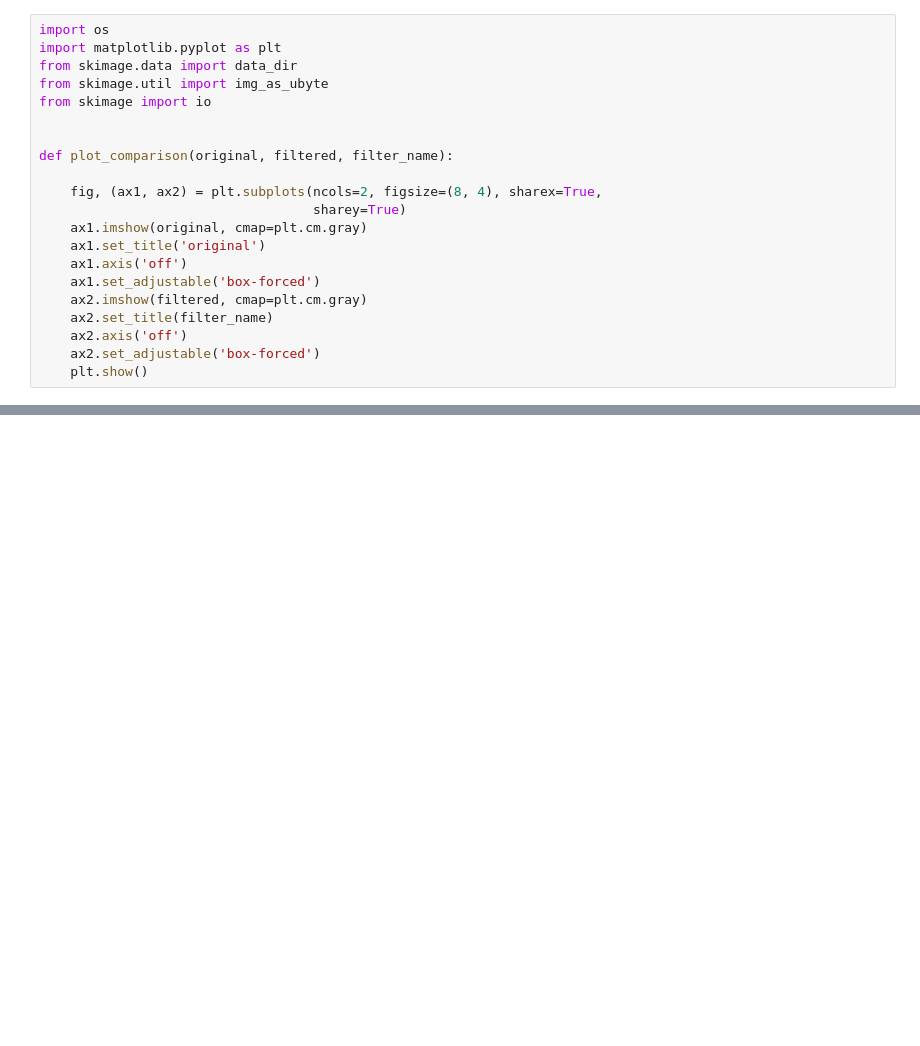
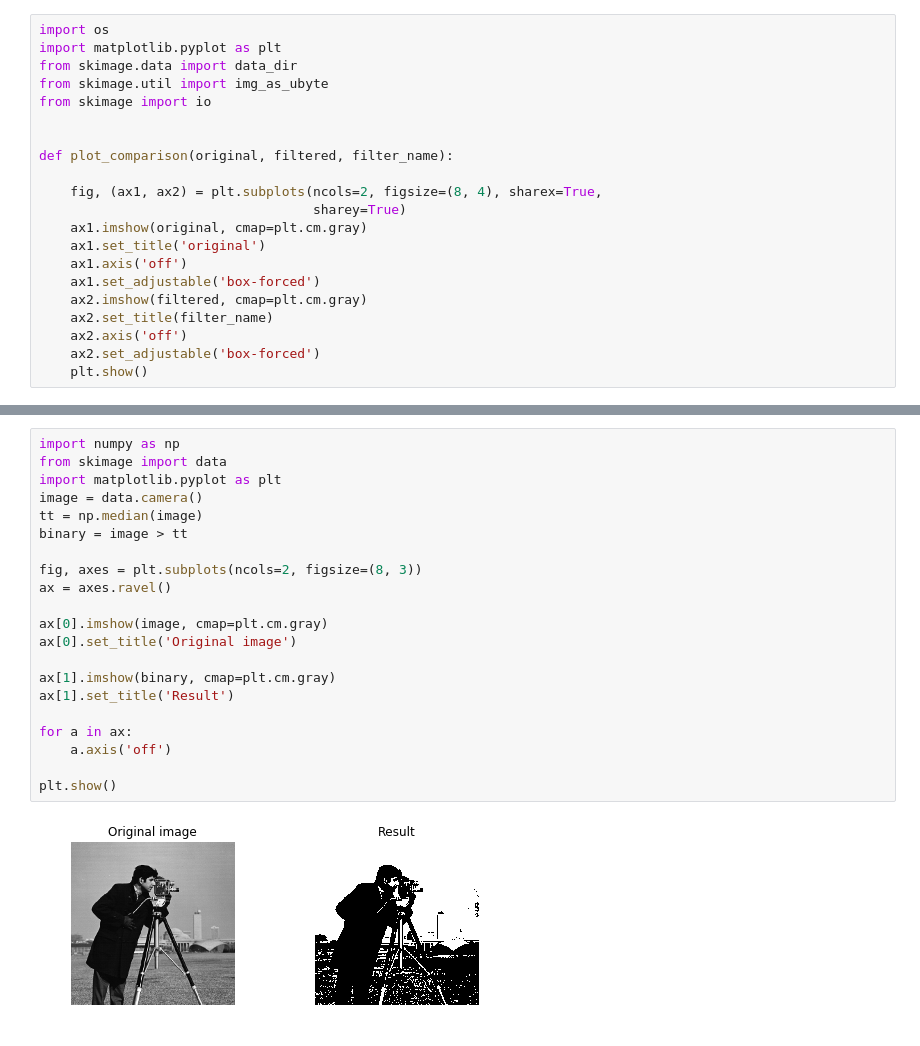
Before and after one commit to yeskender/Machine-vision, a Jupyter notebook: lab3/lab3.ipynb, the cells around one changed output, grey strips where cells are left out. Drawn from its saved outputs; the diff is of its cells as text; blank space fills up the shorter version.

```diff
--- a/lab3/lab3.ipynb
+++ b/lab3/lab3.ipynb
@@ -124,0 +129,23 @@ plot_comparison(horse, sk, 'skeletonize')
+# %%
+import numpy as np
+from skimage import data
+import matplotlib.pyplot as plt
+image = data.camera()
+tt = np.median(image)
+binary = image > tt
+
+fig, axes = plt.subplots(ncols=2, figsize=(8, 3))
+ax = axes.ravel()
+
+ax[0].imshow(image, cmap=plt.cm.gray)
+ax[0].set_title('Original image')
+
+ax[1].imshow(binary, cmap=plt.cm.gray)
+ax[1].set_title('Result')
+
+for a in ax:
+    a.axis('off')
+
+plt.show()
+# %% [output]
+[figure, added]
```
Also changed, not shown: parts of 4 cells of this notebook.
